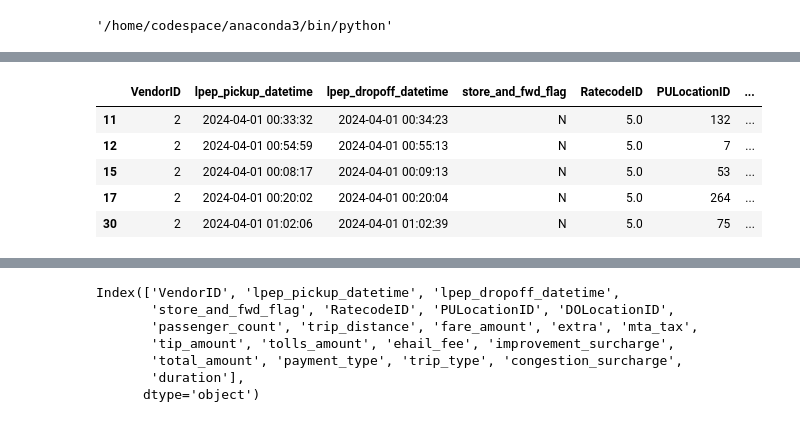
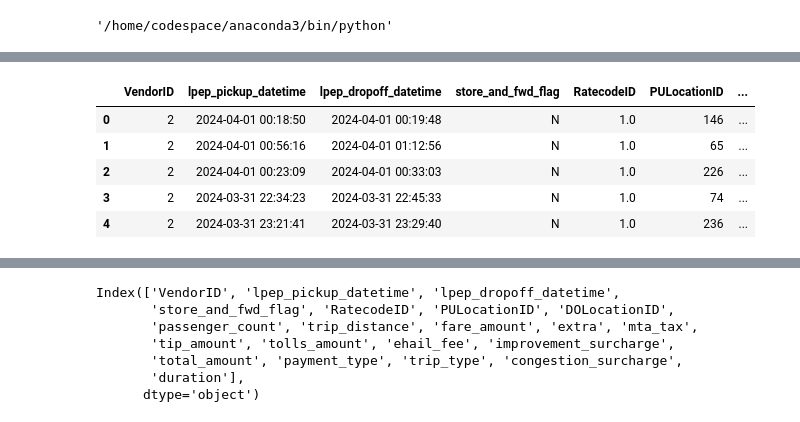
Before and after one commit to bruno2009/Course-MLOps, a Jupyter notebook: 01-intro/HomeWork.ipynb, the cells around one changed output, grey strips where cells are left out. Drawn from its saved outputs; the diff is of its cells as text; code cells hidden in the pictures.

```diff
--- a/01-intro/HomeWork.ipynb
+++ b/01-intro/HomeWork.ipynb
@@ -21,14 +24,14 @@ from sklearn.feature_extraction import DictVectorizer
 # %%
 df = pd.read_parquet('https://d37ci6vzurychx.cloudfront.net/trip-data/green_tripdata_2024-04.parquet')
-df = df[df.trip_type == 2]
+# df = df[df.trip_type == 2]
 df.head()
 # %% [output]
 |  | VendorID | lpep_pickup_datetime | lpep_dropoff_datetime | store_and_fwd_flag | RatecodeID | PULocationID | ... |
-| 11 | 2 | 2024-04-01 00:33:32 | 2024-04-01 00:34:23 | N | 5.0 | 132 | ... |
-| 12 | 2 | 2024-04-01 00:54:59 | 2024-04-01 00:55:13 | N | 5.0 | 7 | ... |
-| 15 | 2 | 2024-04-01 00:08:17 | 2024-04-01 00:09:13 | N | 5.0 | 53 | ... |
-| 17 | 2 | 2024-04-01 00:20:02 | 2024-04-01 00:20:04 | N | 5.0 | 264 | ... |
-| 30 | 2 | 2024-04-01 01:02:06 | 2024-04-01 01:02:39 | N | 5.0 | 75 | ... |
+| 0 | 2 | 2024-04-01 00:18:50 | 2024-04-01 00:19:48 | N | 1.0 | 146 | ... |
+| 1 | 2 | 2024-04-01 00:56:16 | 2024-04-01 01:12:56 | N | 1.0 | 65 | ... |
+| 2 | 2 | 2024-04-01 00:23:09 | 2024-04-01 00:33:03 | N | 1.0 | 226 | ... |
+| 3 | 2 | 2024-03-31 22:34:23 | 2024-03-31 22:45:33 | N | 1.0 | 74 | ... |
+| 4 | 2 | 2024-03-31 23:21:41 | 2024-03-31 23:29:40 | N | 1.0 | 236 | ... |
 # %%
 df.lpep_pickup_datetime = pd.to_datetime(df.lpep_pickup_datetime)
 df.lpep_dropoff_datetime = pd.to_datetime(df.lpep_dropoff_datetime)
```
Also changed, not shown: parts of 10 cells of this notebook, 1 other file.
